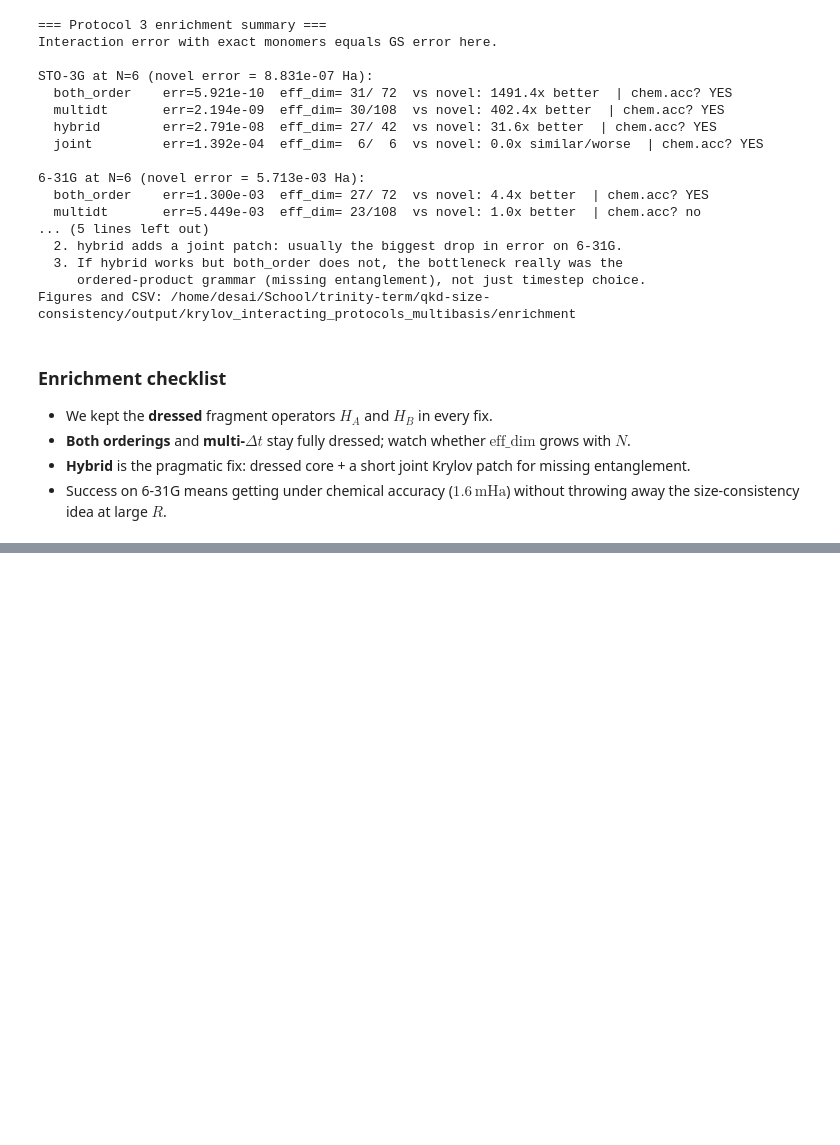
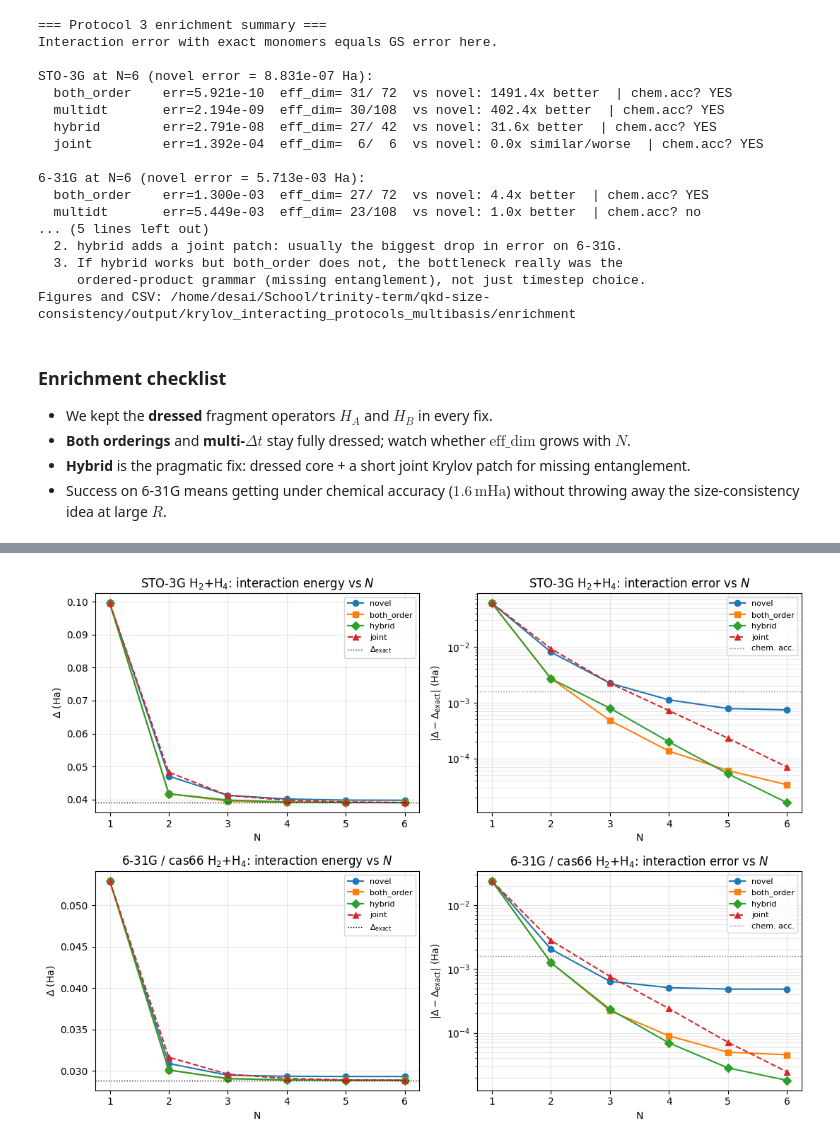
Before and after one commit to PrabhavD/qkd-size-consistency, a Jupyter notebook: krylov_interacting_protocols_sto3g_631g.ipynb, the cells around one changed output, grey strips where cells are left out. Cells and saved outputs as stored; diff of their text form; code cells hidden in the pictures; blank space fills up the shorter version.

```diff
--- a/krylov_interacting_protocols_sto3g_631g.ipynb
+++ b/krylov_interacting_protocols_sto3g_631g.ipynb
@@ -1282,0 +1709,89 @@ Figures and CSV: /home/desai/School/trinity-term/qkd-size-consistency/output/kry
+# %%
+# §9 plots + cross-system / cross-basis overlays
+n_basis = len(H2H4_BASIS_LIST)
+fig, axes = plt.subplots(n_basis, 2, figsize=(11, 4.0 * n_basis), squeeze=False)
+
+for row, basis in enumerate(H2H4_BASIS_LIST):
+    label = BASIS_CONFIG[basis]['label']
+    dfb = df_h2h4_int[df_h2h4_int['basis'] == basis]
+    d_ex = delta_exact_h2h4[basis]
+    active = dfb['active'].iloc[0]
+    tag = f'{label}' + (f' / {active}' if active != 'full' else '')
+
+    ax = axes[row, 0]
+    for v in H2H4_VARIANTS:
+        sub = dfb[dfb['variant'] == v]
+        ax.plot(sub['N'], sub['delta'], label=v, **VARIANT_STYLE[v])
+    ax.axhline(d_ex, color='k', ls=':', lw=1, label=r'$\Delta_{\mathrm{exact}}$')
+    ax.set_xlabel('N')
+    ax.set_ylabel(r'$\Delta$ (Ha)')
+    ax.set_title(rf'{tag} H$_2$+H$_4$: interaction energy vs $N$')
+    ax.legend(fontsize=8)
+    ax.grid(True, alpha=0.3)
+
+    ax = axes[row, 1]
+    for v in H2H4_VARIANTS:
+        sub = dfb[dfb['variant'] == v]
+        ax.semilogy(sub['N'], np.maximum(sub['err_int'], 1e-14), label=v, **VARIANT_STYLE[v])
+    ax.axhline(CHEM_ACC, color='gray', ls=':', lw=1, label='chem. acc.')
+    ax.set_xlabel('N')
+    ax.set_ylabel(r'$|\Delta-\Delta_{\mathrm{exact}}|$ (Ha)')
+    ax.set_title(rf'{tag} H$_2$+H$_4$: interaction error vs $N$')
+    ax.legend(fontsize=8)
+    ax.grid(True, alpha=0.3, which='both')
+
+fig.tight_layout()
+path = os.path.join(HETERO_DIR, 'h2h4_interaction_vs_N.png')
+fig.savefig(path, dpi=150, bbox_inches='tight')
+plt.show()
+print('Saved:', path)
+
+fig, axes = plt.subplots(1, n_basis, figsize=(5.8 * n_basis, 4.2), squeeze=False)
+for col, basis in enumerate(H2H4_BASIS_LIST):
+    label = BASIS_CONFIG[basis]['label']
+    ax = axes[0, col]
+    for system, df, mk in [
+        ('H2+H2', df_h2h2_int[df_h2h2_int['basis'] == basis], 'o'),
+        ('H2+H4', df_h2h4_int[df_h2h4_int['basis'] == basis], 's'),
+    ]:
+        for v, color in [('both_order', 'C1'), ('hybrid', 'C2')]:
+            sub = df[df['variant'] == v]
+            if len(sub) == 0:
+                continue
+            ax.semilogy(sub['N'], np.maximum(sub['err_int'], 1e-14),
+                        color=color, marker=mk, ls='-',
+                        label=f'{system} / {v}')
+    ax.axhline(CHEM_ACC, color='gray', ls=':', lw=1, label='chem. acc.')
+    ax.set_xlabel('N')
+    ax.set_ylabel(r'$|\Delta-\Delta_{\mathrm{exact}}|$ (Ha)')
+    ax.set_title(rf'{label}: H$_2$+H$_2$ vs H$_2$+H$_4$')
+    ax.legend(fontsize=7)
+    ax.grid(True, alpha=0.3, which='both')
+fig.tight_layout()
+path = os.path.join(HETERO_DIR, 'h2h2_vs_h2h4_err_vs_N.png')
+fig.savefig(path, dpi=150, bbox_inches='tight')
+plt.show()
+print('Saved:', path)
+
+df_both = pd.concat([df_h2h2_int, df_h2h4_int], ignore_index=True)
+df_both.to_csv(os.path.join(HETERO_DIR, 'interaction_vs_N_all.csv'), index=False)
+print('Saved:', os.path.join(HETERO_DIR, 'interaction_vs_N_all.csv'))
+print()
+print('=== §8/§9 summary at N_max ===')
+for system, df, nmax_map in [
+    ('H2+H2', df_h2h2_int, H2H2_N_MAX),
+    ('H2+H4', df_h2h4_int, H2H4_N_MAX),
+]:
+    for basis in H2H2_BASIS_LIST:
+        N_max = nmax_map[basis]
+        sub = df[(df['basis'] == basis) & (df['N'] == N_max)]
+        if len(sub) == 0:
+            continue
+        print(f'--- {system} / {BASIS_CONFIG[basis]["label"]} ---')
+        cols = ['variant', 'raw_dim', 'eff_dim', 'delta', 'err_int']
+        if 'active' in sub.columns:
+            cols = ['variant', 'active', 'raw_dim', 'eff_dim', 'delta', 'err_int']
+        print(sub[cols].to_string(index=False, float_format=lambda x: f'{x:.4e}'))
+        print()
+# %% [output]
+[figure, added]
```
Also changed, not shown: parts of 8 cells of this notebook.
